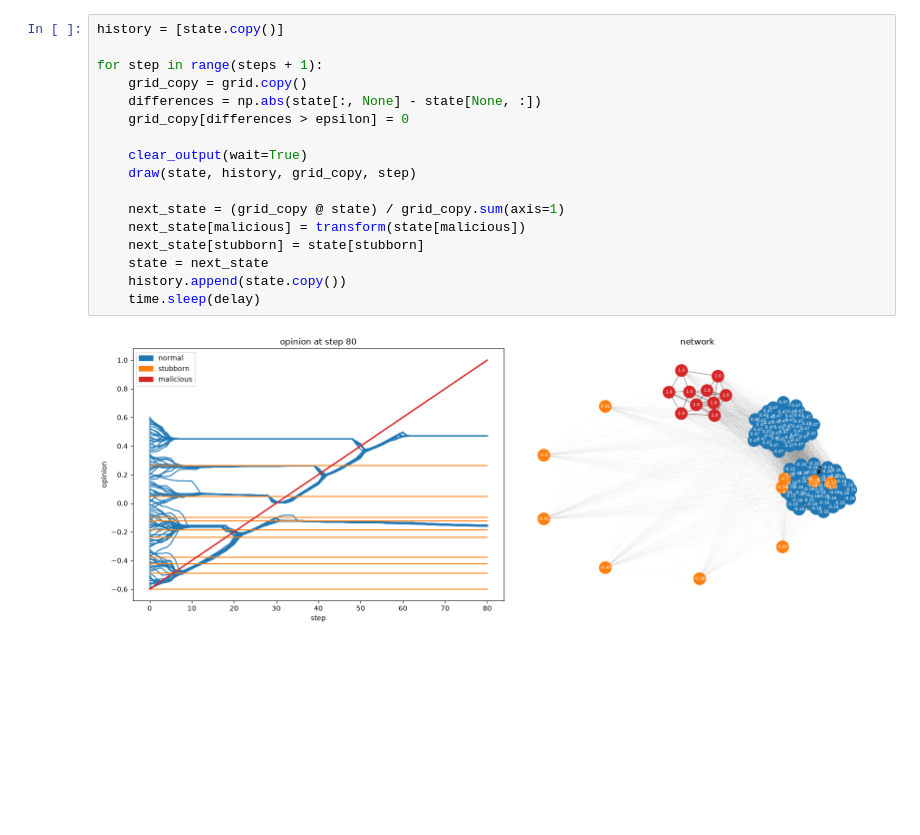
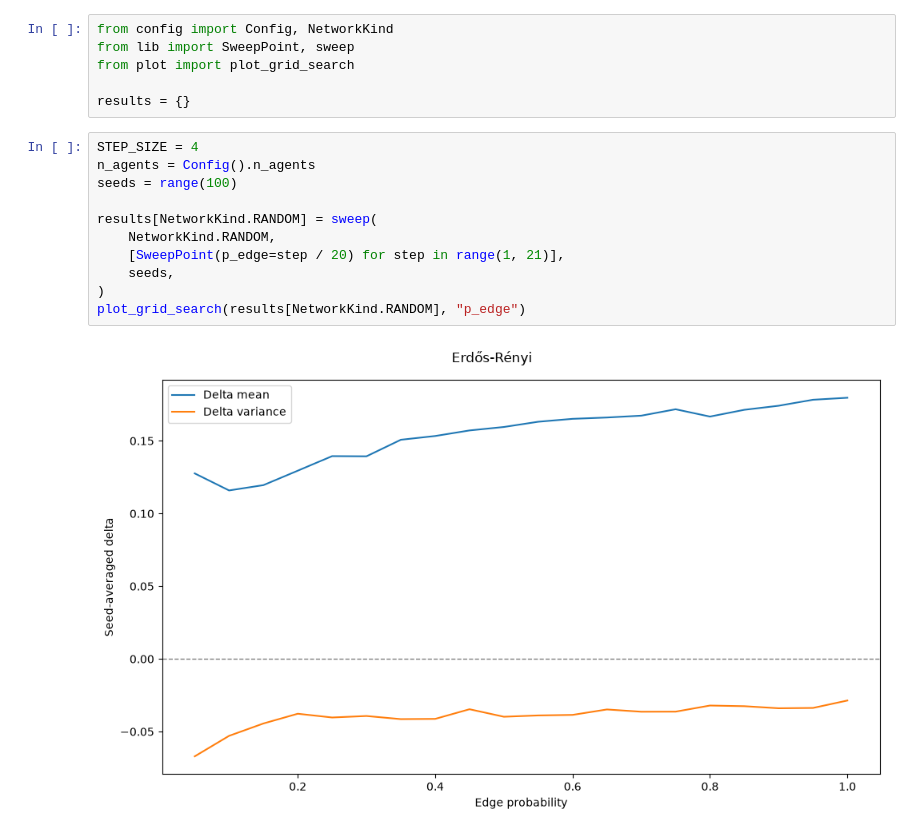
Before and after one commit to VeolCZ/multi_agent_sys, a Jupyter notebook: opinion_model.ipynb, the cells around one changed output. Cells and saved outputs as stored; diff of their text form; blank space fills up the shorter version.

```diff
--- a/opinion_model.ipynb
+++ b/opinion_model.ipynb
@@ -140,19 +1,19 @@ def draw(state, history, active_grid, step):
-# %%
-history = [state.copy()]
-
-for step in range(steps + 1):
-    grid_copy = grid.copy()
-    differences = np.abs(state[:, None] - state[None, :])
-    grid_copy[differences > epsilon] = 0
-
-    clear_output(wait=True)
-    draw(state, history, grid_copy, step)
-
-    next_state = (grid_copy @ state) / grid_copy.sum(axis=1)
-    next_state[malicious] = transform(state[malicious])
-    next_state[stubborn] = state[stubborn]
-    state = next_state
-    history.append(state.copy())
-    time.sleep(delay)
-# %% [output]
-[figure, removed]
+# %%
+from config import Config, NetworkKind
+from lib import SweepPoint, sweep
+from plot import plot_grid_search
+
+results = {}
+# %%
+STEP_SIZE = 4
+n_agents = Config().n_agents
+seeds = range(100)
+
+results[NetworkKind.RANDOM] = sweep(
+    NetworkKind.RANDOM,
+    [SweepPoint(p_edge=step / 20) for step in range(1, 21)],
+    seeds,
+)
+plot_grid_search(results[NetworkKind.RANDOM], "p_edge")
+# %% [output]
+[figure, added]
```
Also changed, not shown: parts of 9 cells of this notebook, 10 other files.
